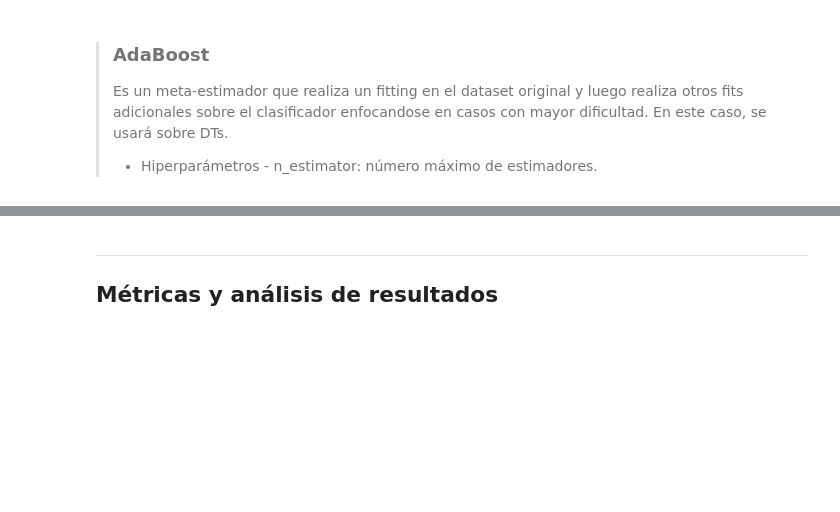
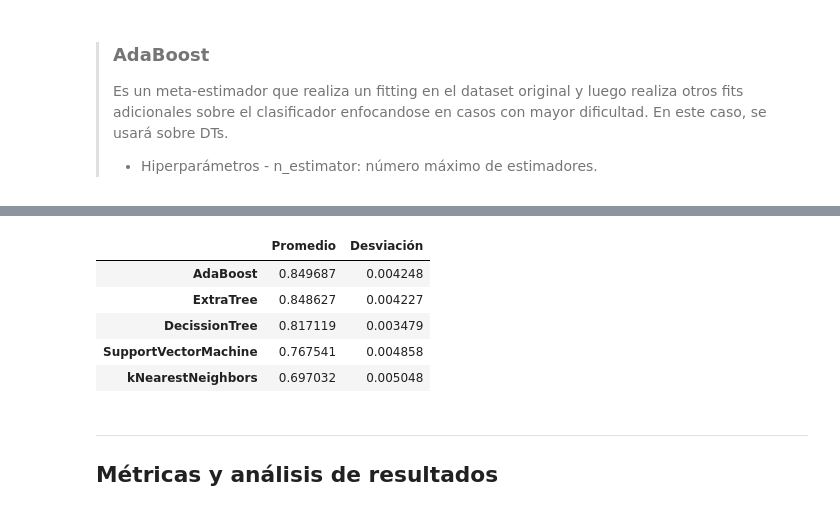
Before and after one commit to brunomb97/mat281-proyecto, a Jupyter notebook: resultados.ipynb, the cells around one changed output, grey strips where cells are left out. Drawn from its saved outputs; the diff is of its cells as text; code cells hidden in the pictures; blank space fills up the shorter version.

```diff
--- a/resultados.ipynb
+++ b/resultados.ipynb
@@ -600,8 +700,3 @@ et.score(Xcl_test, ycl_test)
 > Es un meta-estimador que realiza un fitting en el dataset original y luego realiza otros fits adicionales sobre el clasificador enfocandose en casos con mayor dificultad. En este caso, se usará sobre DTs.
 > - Hiperparámetros
 >        - n_estimator: número máximo de estimadores.
-# %%
-ab = AdaBoostClassifier()
-ab.fit(Xcl_train, ycl_train)
-
-ab.score(Xcl_test, ycl_test)
@@ -614,7 +725,7 @@ abBestParams = best_params(AdaBoostClassifier(),
                     'n_estimators': range(50, 101, 10)},
                      Xcl_train,
                      ycl_train,
-                   v 2.0= 2)
+                   v = 2)
 abBestParams
 # %% [output]
 Fitting 5 folds for each of 12 candidates, totalling 60 fits
@@ -626,7 +737,13 @@ Fitting 5 folds for each of 12 candidates, totalling 60 fits
 # %%
+name = 'AB'
+
 ab = AdaBoostClassifier()
 ab.set_params(**abBestParams)
 ab.fit(Xcl_train, ycl_train)
 
-ab.score(Xcl_test, ycl_test)
+PostPredicts[name] = ab.predict(Xcl_test)
+PostScoreStats[name] = ab.score(Xcl_test, ycl_test)
+PostCVStats[name] = csmStat(cross_val_model(AdaBoostClassifier(), Xcl, ycl, params = abBestParams))
+
+print(toString(name, PostScoreStats, PostCVStats))
 # %% [output]
@@ -634,3 +812,20 @@ ab.score(Xcl_test, ycl_test)
+# %%
+(pd.DataFrame.from_dict(PostCVStats,
+                       orient='index',
+                       columns=['Promedio', 'Desviación'])
+             .rename({'ET': 'ExtraTree',
+                     'DT': 'DecissionTree',
+                     'kNN': 'kNearestNeighbors',
+                     'SVC': 'SupportVectorMachine',
+                     'AB': 'AdaBoost'})
+             .sort_values(by='Promedio', ascending=False))
+# %% [output]
+|  | Promedio | Desviación |
+| AdaBoost | 0.849687 | 0.004248 |
+| ExtraTree | 0.848627 | 0.004227 |
+| DecissionTree | 0.817119 | 0.003479 |
+| SupportVectorMachine | 0.767541 | 0.004858 |
+| kNearestNeighbors | 0.697032 | 0.005048 |
 # %% [markdown]
 ---
 
```
Also changed, not shown: parts of 34 cells of this notebook.
